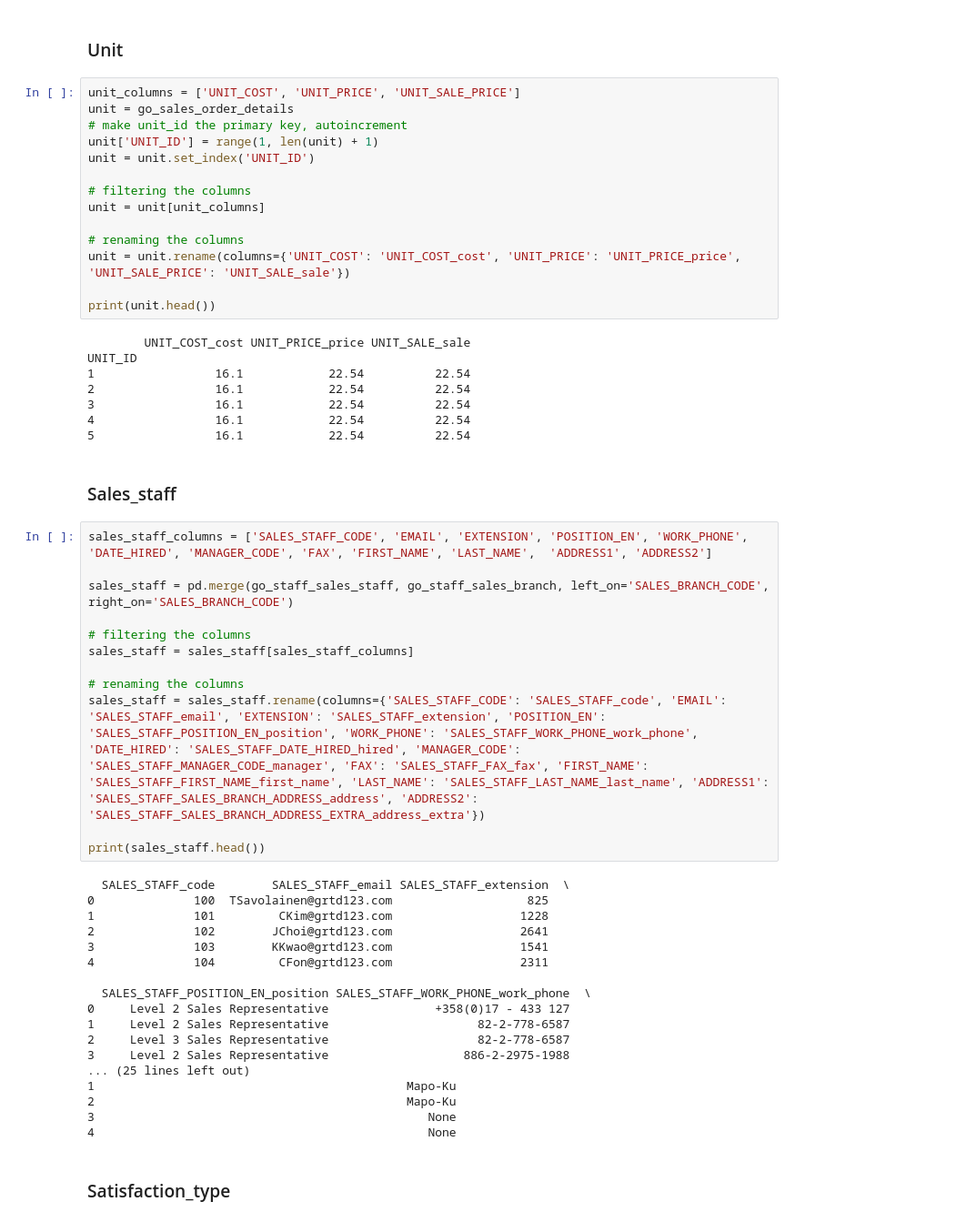
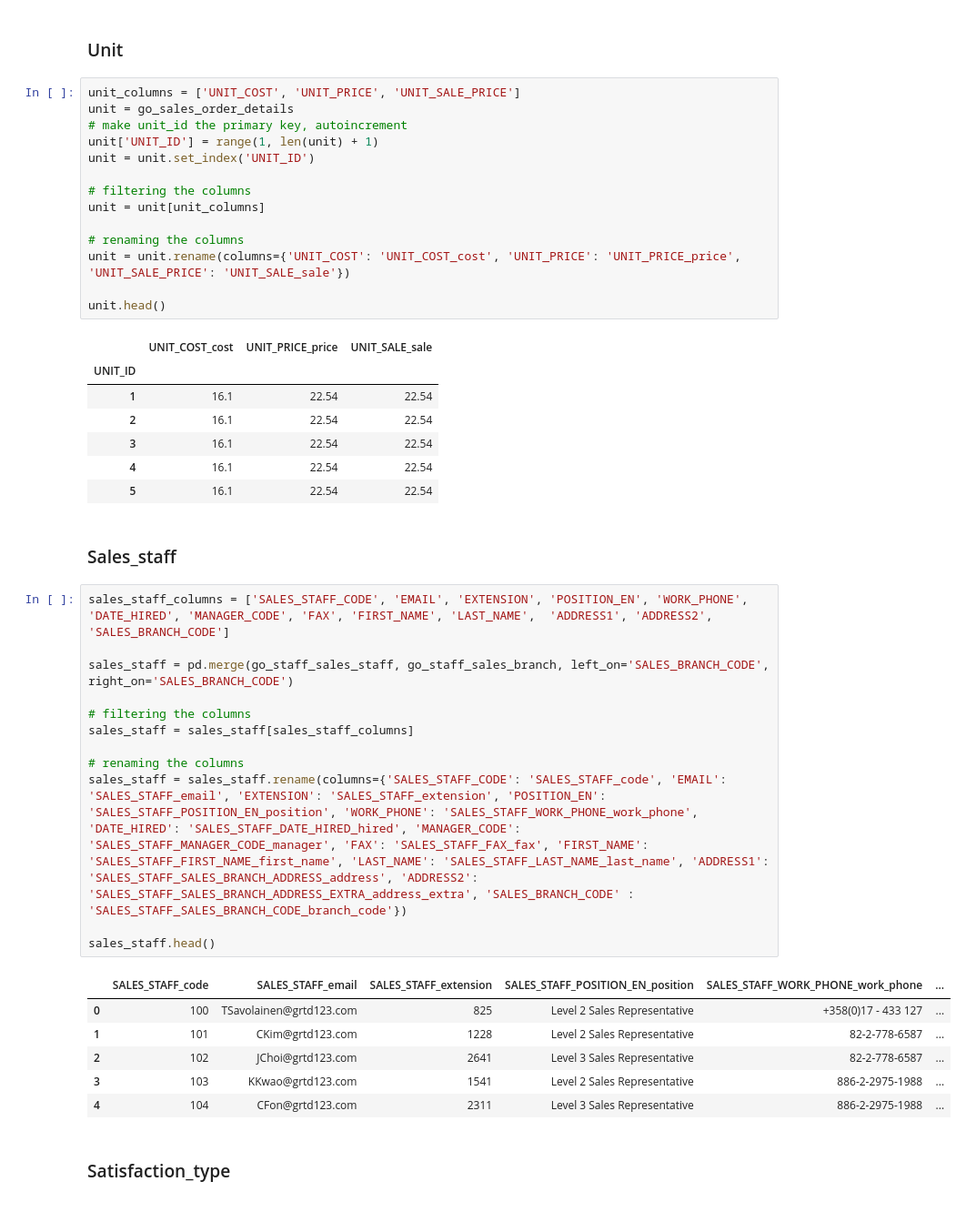
Before and after one commit to Nrojt/SE4-DEDS-Pyhton-opdrachten, a Jupyter notebook: week 4/4.3/Practicum_4.3.ipynb, the cells around one changed output. Shown at 91% size. Saved outputs shown, nothing was run; the diff lists cells and outputs as text.

```diff
--- a/week 4/4.3/Practicum_4.3.ipynb
+++ b/week 4/4.3/Practicum_4.3.ipynb
@@ -316,47 +303,36 @@ unit = unit[unit_columns]
 # renaming the columns
 unit = unit.rename(columns={'UNIT_COST': 'UNIT_COST_cost', 'UNIT_PRICE': 'UNIT_PRICE_price', 'UNIT_SALE_PRICE': 'UNIT_SALE_sale'})
 
-print(unit.head())
+unit.head()
 # %% [output]
-        UNIT_COST_cost UNIT_PRICE_price UNIT_SALE_sale
-UNIT_ID
-1                 16.1            22.54          22.54
-2                 16.1            22.54          22.54
-3                 16.1            22.54          22.54
-4                 16.1            22.54          22.54
-5                 16.1            22.54          22.54
+|  | UNIT_COST_cost | UNIT_PRICE_price | UNIT_SALE_sale |
+| UNIT_ID |  |  |  |
+| 1 | 16.1 | 22.54 | 22.54 |
+| 2 | 16.1 | 22.54 | 22.54 |
+| 3 | 16.1 | 22.54 | 22.54 |
+| 4 | 16.1 | 22.54 | 22.54 |
+| 5 | 16.1 | 22.54 | 22.54 |
 # %% [markdown]
 ### Sales_staff
 # %%
-sales_staff_columns = ['SALES_STAFF_CODE', 'EMAIL', 'EXTENSION', 'POSITION_EN', 'WORK_PHONE', 'DATE_HIRED', 'MANAGER_CODE', 'FAX', 'FIRST_NAME', 'LAST_NAME',  'ADDRESS1', 'ADDRESS2']
+sales_staff_columns = ['SALES_STAFF_CODE', 'EMAIL', 'EXTENSION', 'POSITION_EN', 'WORK_PHONE', 'DATE_HIRED', 'MANAGER_CODE', 'FAX', 'FIRST_NAME', 'LAST_NAME',  'ADDRESS1', 'ADDRESS2', 'SALES_BRANCH_CODE']
 
 sales_staff = pd.merge(go_staff_sales_staff, go_staff_sales_branch, left_on='SALES_BRANCH_CODE', right_on='SALES_BRANCH_CODE')
 
 # filtering the columns
 sales_staff = sales_staff[sales_staff_columns]
 
 # renaming the columns
-sales_staff = sales_staff.rename(columns={'SALES_STAFF_CODE': 'SALES_STAFF_code', 'EMAIL': 'SALES_STAFF_email', 'EXTENSION': 'SALES_STAFF_extension', 'POSITION_EN': 'SALES_STAFF_POSITION_EN_position', 'WORK_PHONE': 'SALES_STAFF_WORK_PHONE_work_phone', 'DATE_HIRED': 'SALES_STAFF_DATE_HIRED_hired', 'MANAGER_CODE': 'SALES_STAFF_MANAGER_CODE_manager', 'FAX': 'SALES_STAFF_FAX_fax', 'FIRST_NAME': 'SALES_STAFF_FIRST_NAME_first_name', 'LAST_NAME': 'SALES_STAFF_LAST_NAME_last_name', 'ADDRESS1': 'SALES_STAFF_SALES_BRANCH_ADDRESS_address', 'ADDRESS2': 'SALES_STAFF_SALES_BRANCH_ADDRESS_EXTRA_address_extra'})
+sales_staff = sales_staff.rename(columns={'SALES_STAFF_CODE': 'SALES_STAFF_code', 'EMAIL': 'SALES_STAFF_email', 'EXTENSION': 'SALES_STAFF_extension', 'POSITION_EN': 'SALES_STAFF_POSITION_EN_position', 'WORK_PHONE': 'SALES_STAFF_WORK_PHONE_work_phone', 'DATE_HIRED': 'SALES_STAFF_DATE_HIRED_hired', 'MANAGER_CODE': 'SALES_STAFF_MANAGER_CODE_manager', 'FAX': 'SALES_STAFF_FAX_fax', 'FIRST_NAME': 'SALES_STAFF_FIRST_NAME_first_name', 'LAST_NAME': 'SALES_STAFF_LAST_NAME_last_name', 'ADDRESS1': 'SALES_STAFF_SALES_BRANCH_ADDRESS_address', 'ADDRESS2': 'SALES_STAFF_SALES_BRANCH_ADDRESS_EXTRA_address_extra', 'SALES_BRANCH_CODE' : 'SALES_STAFF_SALES_BRANCH_CODE_branch_code'})
 
-print(sales_staff.head())
+sales_staff.head()
 # %% [output]
-  SALES_STAFF_code        SALES_STAFF_email SALES_STAFF_extension  \
-0              100  TSavolainen@grtd123.com                   825
-1              101         CKim@grtd123.com                  1228
-2              102        JChoi@grtd123.com                  2641
-3              103        KKwao@grtd123.com                  1541
-4              104         CFon@grtd123.com                  2311
-
-  SALES_STAFF_POSITION_EN_position SALES_STAFF_WORK_PHONE_work_phone  \
-0     Level 2 Sales Representative               +358(0)17 - 433 127
-1     Level 2 Sales Representative                     82-2-778-6587
-2     Level 3 Sales Representative                     82-2-778-6587
-3     Level 2 Sales Representative                   886-2-2975-1988
-... (25 lines left out)
-1                                            Mapo-Ku
-2                                            Mapo-Ku
-3                                               None
-4                                               None
+|  | SALES_STAFF_code | SALES_STAFF_email | SALES_STAFF_extension | SALES_STAFF_POSITION_EN_position | SALES_STAFF_WORK_PHONE_work_phone | ... |
+| 0 | 100 | TSavolainen@grtd123.com | 825 | Level 2 Sales Representative | +358(0)17 - 433 127 | ... |
+| 1 | 101 | CKim@grtd123.com | 1228 | Level 2 Sales Representative | 82-2-778-6587 | ... |
+| 2 | 102 | JChoi@grtd123.com | 2641 | Level 3 Sales Representative | 82-2-778-6587 | ... |
+| 3 | 103 | KKwao@grtd123.com | 1541 | Level 2 Sales Representative | 886-2-2975-1988 | ... |
+| 4 | 104 | CFon@grtd123.com | 2311 | Level 3 Sales Representative | 886-2-2975-1988 | ... |
 # %% [markdown]
 ### Satisfaction_type
 # %%
```
Also changed, not shown: parts of 55 cells of this notebook, 1 other file.
